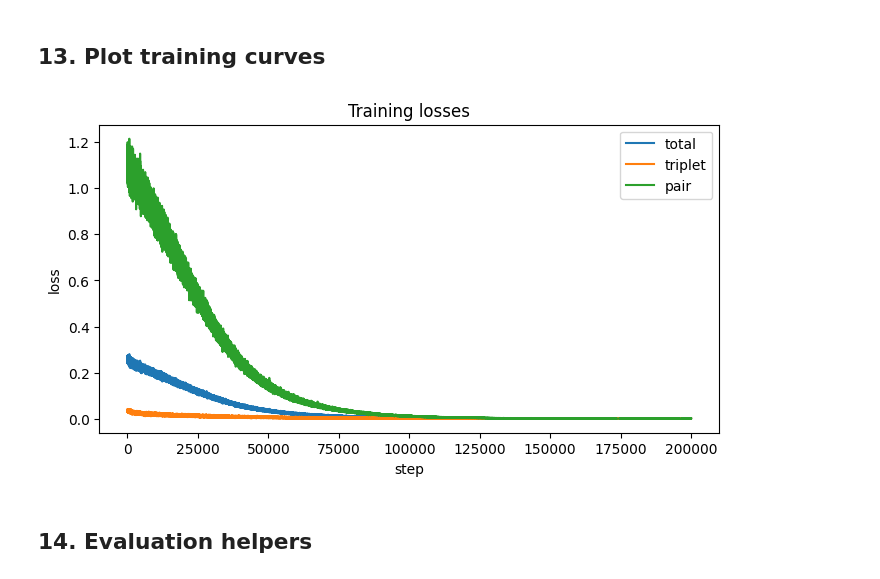
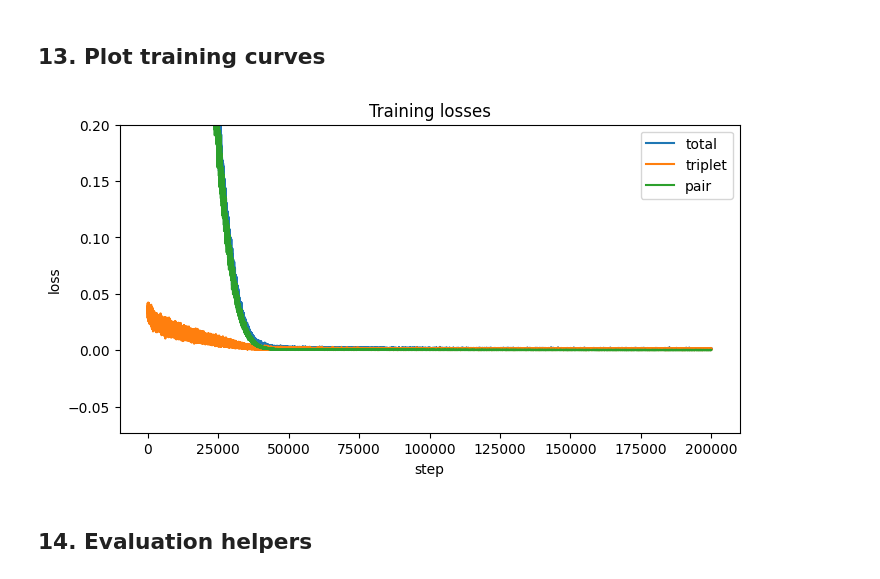
Before and after one commit to Dzee97/FishPhyloEmbedding2, a Jupyter notebook: stage3_graph4.ipynb, the cells around one changed output. Cells and saved outputs as stored; diff of their text form; code cells hidden in the pictures.

```diff
--- a/stage3_graph4.ipynb
+++ b/stage3_graph4.ipynb
@@ -42,7 +42,7 @@ NUM_STEPS = 200_000
 BATCH_SIZE = 256
 
 # Loss
-LAMBDA_PAIR = 0.2
+LAMBDA_PAIR = 1.0
 
 # Distance binning
 NUM_DISTANCE_BINS = 100
@@ -59,7 +59,12 @@ NEG_OFFSET_ALPHA = 1.25
 NEG_OFFSET_UNIFORM_MIX = 0.10
 
 INCLUDE_OVERFLOW_AS_NEGATIVE = True
+
 USE_WEIGHTED_TRIPLET_LOSS = False
+WEIGHTED_TRIPLET_MODE = "soft"
+
+USE_WEIGHTED_DISTANCE_LOSS = False
+WEIGHTED_DISTANCE_MODE = "sqrt"
 
 # Evaluation
 EVAL_NUM_PAIR_SAMPLES = 3000
@@ -700,7 +776,10 @@ for step in range(NUM_STEPS):
         tau=tau,
         lambda_pair=LAMBDA_PAIR,
         device=DEVICE,
-        weighted_triplet=USE_WEIGHTED_TRIPLET_LOSS,
+        use_triplet_weighting=USE_WEIGHTED_TRIPLET_LOSS,
+        triplet_weight_mode=WEIGHTED_TRIPLET_MODE,
+        use_distance_weighting=USE_WEIGHTED_DISTANCE_LOSS,
+        distance_weight_mode=WEIGHTED_DISTANCE_MODE
     )
     loss.backward()
     optimizer.step()
@@ -739,22 +818,23 @@ step=199800  loss=0.0004  triplet=0.0003  pair=0.0005  d_pos=0.3881  d_neg=0.953
 # %%
 # ============================================================
 # 13. Plot training curves
 # ============================================================
 losses = [x["loss"] for x in history]
 triplet_losses = [x["triplet_loss"] for x in history]
 pair_losses = [x["pair_loss"] for x in history]
 
 plt.figure(figsize=(8, 4))
 plt.plot(losses, label="total")
 plt.plot(triplet_losses, label="triplet")
 plt.plot(pair_losses, label="pair")
+plt.ylim(top=0.2)
 plt.xlabel("step")
 plt.ylabel("loss")
 plt.legend()
 plt.title("Training losses")
 plt.show()
 # %% [output]
-[figure, old version]
+[figure, new version]
 # %% [markdown]
 ## 14. Evaluation helpers
 # %%
```
Also changed, not shown: parts of 5 cells of this notebook.
